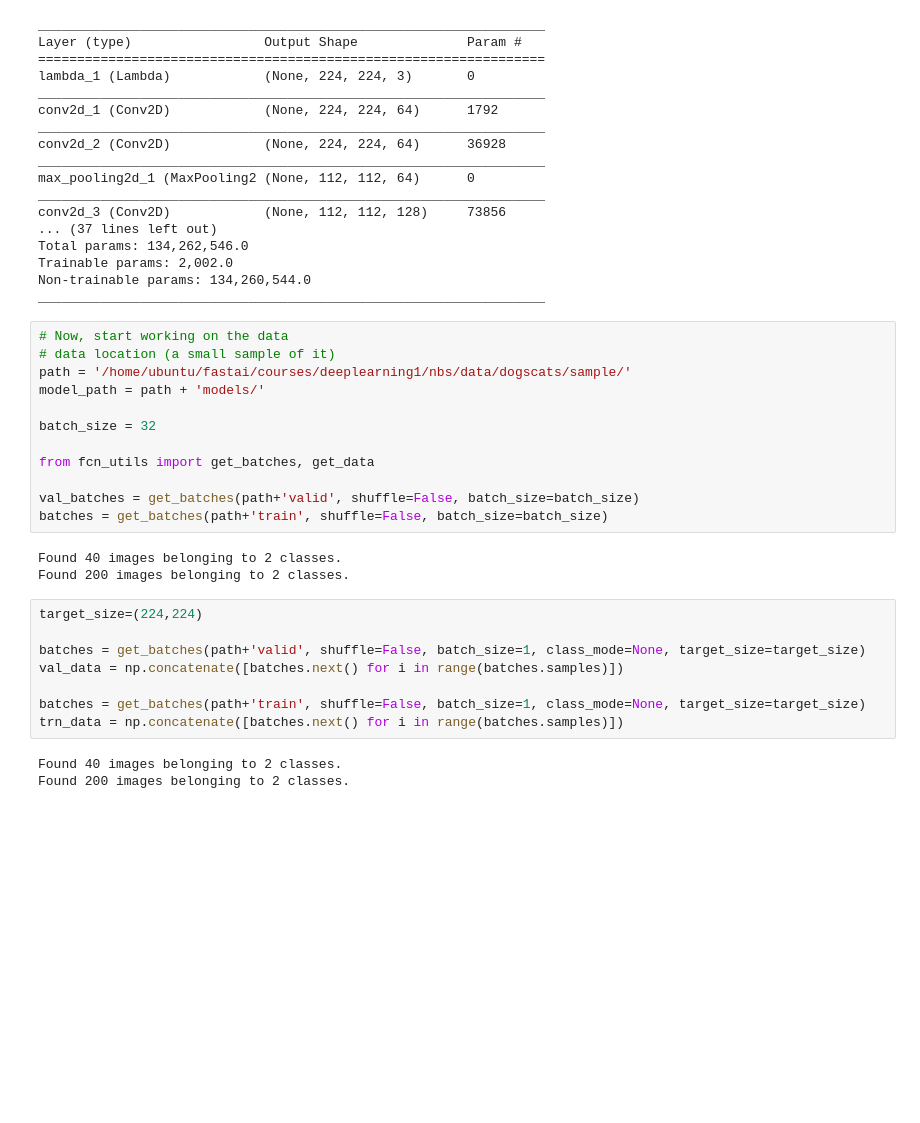
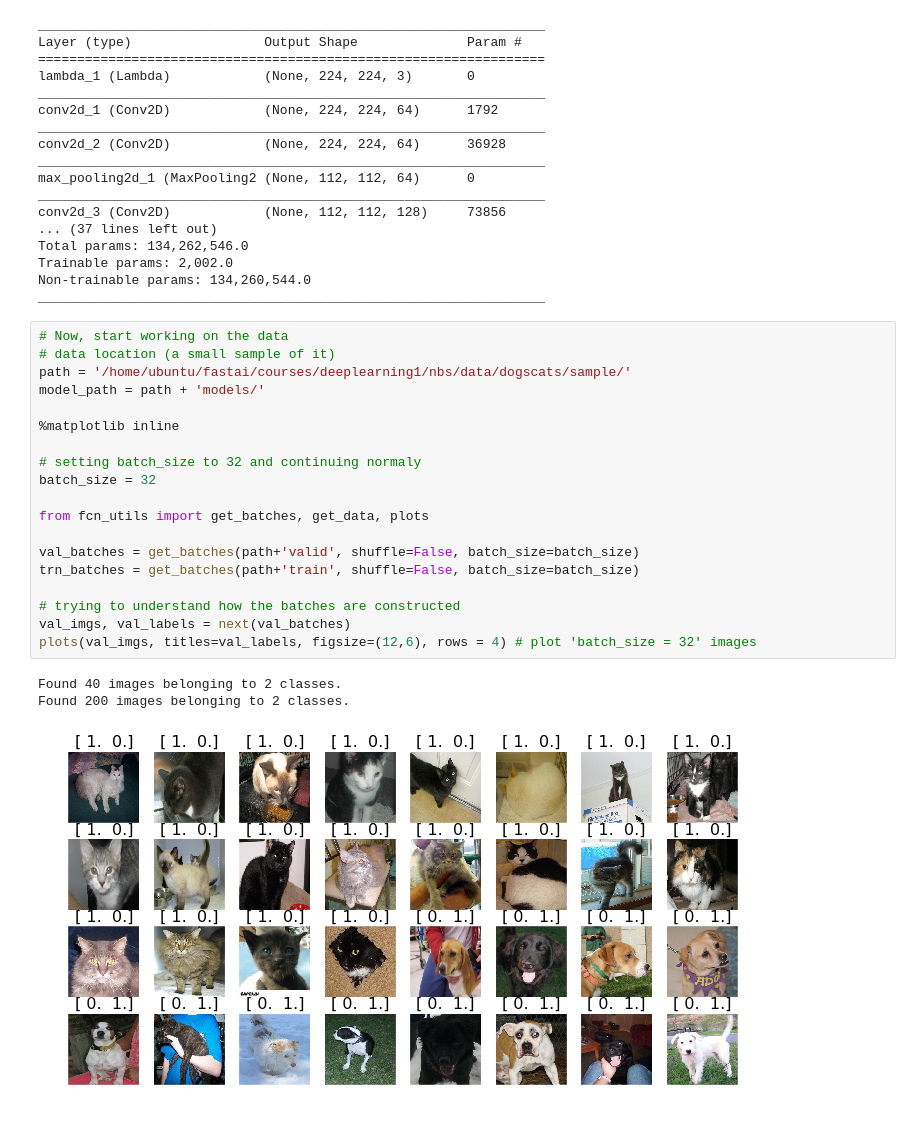
Before and after one commit to arielbenitah/fcn, a Jupyter notebook: vgg16_tests.ipynb, the cells around one changed output. Drawn from its saved outputs; the diff is of its cells as text; blank space fills up the shorter version.

Commit message:
trying to understand the images generation + add adam optimier

```diff
--- a/vgg16_tests.ipynb
+++ b/vgg16_tests.ipynb
@@ -145,26 +145,23 @@ _________________________________________________________________
 # %%
 # Now, start working on the data
 # data location (a small sample of it)
 path = '/home/ubuntu/fastai/courses/deeplearning1/nbs/data/dogscats/sample/'
 model_path = path + 'models/'
 
+%matplotlib inline
+
+# setting batch_size to 32 and continuing normaly
 batch_size = 32
 
-from fcn_utils import get_batches, get_data
+from fcn_utils import get_batches, get_data, plots
 
 val_batches = get_batches(path+'valid', shuffle=False, batch_size=batch_size)
-batches = get_batches(path+'train', shuffle=False, batch_size=batch_size)
+trn_batches = get_batches(path+'train', shuffle=False, batch_size=batch_size)
+
+# trying to understand how the batches are constructed
+val_imgs, val_labels = next(val_batches)
+plots(val_imgs, titles=val_labels, figsize=(12,6), rows = 4) # plot 'batch_size = 32' images
 # %% [output]
 Found 40 images belonging to 2 classes.
 Found 200 images belonging to 2 classes.
+[figure, added]
-# %%
-target_size=(224,224)
-
-batches = get_batches(path+'valid', shuffle=False, batch_size=1, class_mode=None, target_size=target_size)
-val_data = np.concatenate([batches.next() for i in range(batches.samples)])
-
-batches = get_batches(path+'train', shuffle=False, batch_size=1, class_mode=None, target_size=target_size)
-trn_data = np.concatenate([batches.next() for i in range(batches.samples)])
-# %% [output]
-Found 40 images belonging to 2 classes.
-Found 200 images belonging to 2 classes.
```
Also changed, not shown: parts of 4 cells of this notebook.
